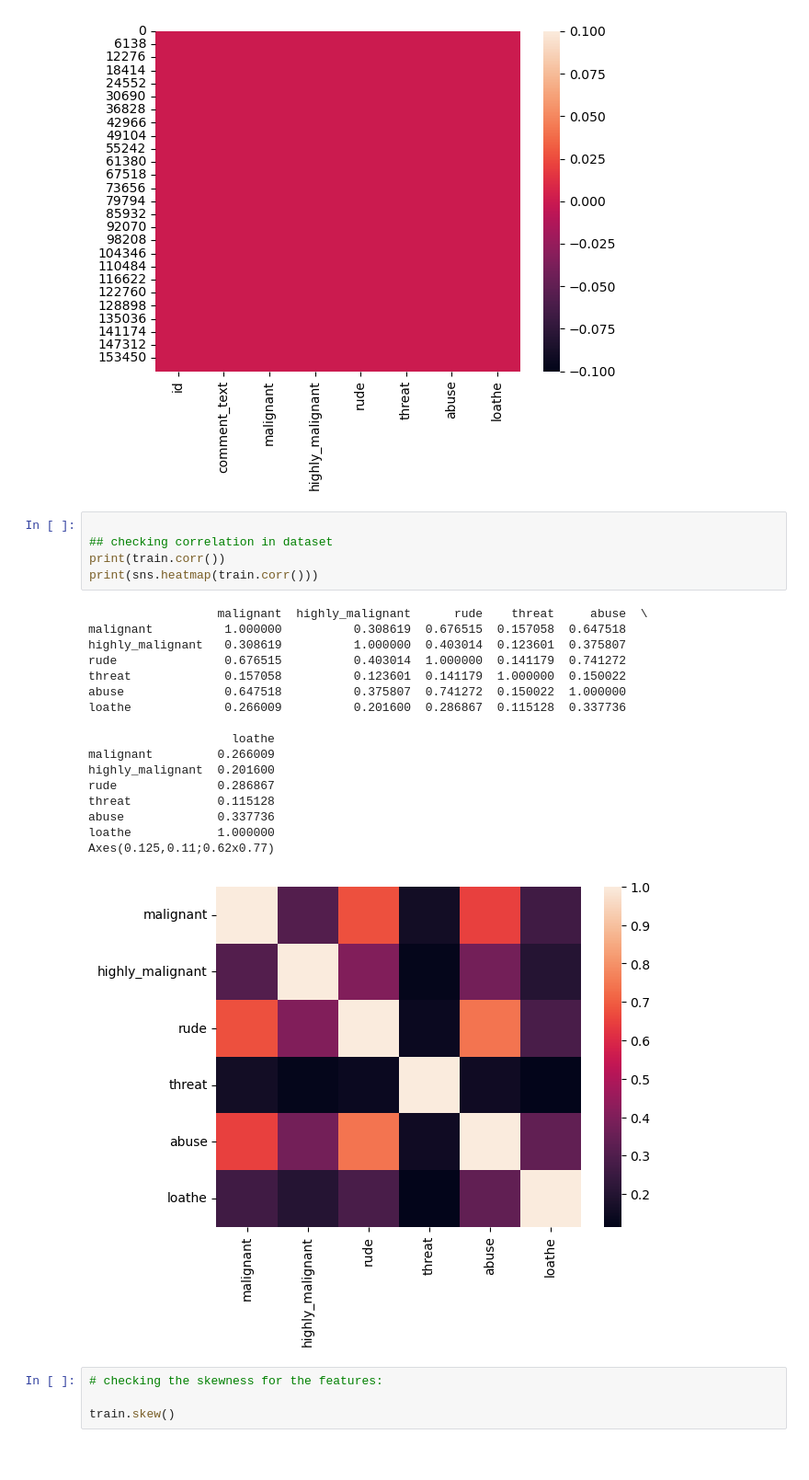
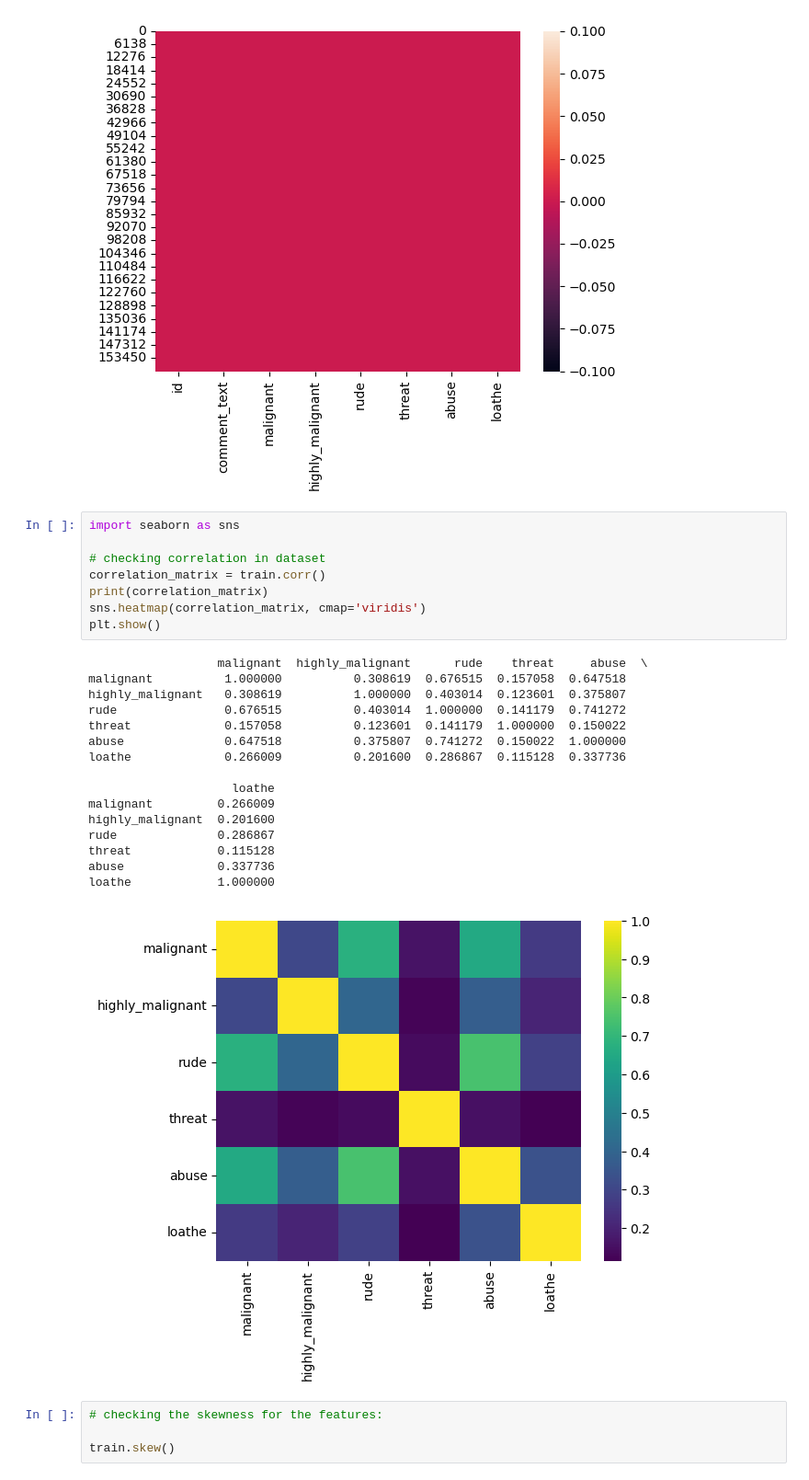
Before and after one commit to Dhanush333S/offensive-language-detection, a Jupyter notebook: Code/comment_classification-new notebook_updated.ipynb, the cells around one changed output. Shown at 92% size. Drawn from its saved outputs; the diff is of its cells as text; blank space fills up the shorter version.

```diff
--- a/Code/comment_classification-new notebook_updated.ipynb
+++ b/Code/comment_classification-new notebook_updated.ipynb
@@ -91,28 +91,30 @@ dtype: int64
 Axes(0.125,0.11;0.62x0.77)
 [figure]
 # %%
+import seaborn as sns
 
-## checking correlation in dataset
-print(train.corr())
-print(sns.heatmap(train.corr()))
+# checking correlation in dataset
+correlation_matrix = train.corr()
+print(correlation_matrix)
+sns.heatmap(correlation_matrix, cmap='viridis')
+plt.show()
 # %% [output]
                   malignant  highly_malignant      rude    threat     abuse  \
 malignant          1.000000          0.308619  0.676515  0.157058  0.647518
 highly_malignant   0.308619          1.000000  0.403014  0.123601  0.375807
 rude               0.676515          0.403014  1.000000  0.141179  0.741272
 threat             0.157058          0.123601  0.141179  1.000000  0.150022
 abuse              0.647518          0.375807  0.741272  0.150022  1.000000
 loathe             0.266009          0.201600  0.286867  0.115128  0.337736
 
                     loathe
 malignant         0.266009
 highly_malignant  0.201600
 rude              0.286867
 threat            0.115128
 abuse             0.337736
 loathe            1.000000
-Axes(0.125,0.11;0.62x0.77)
-[figure, old version]
+[figure, new version]
 # %%
 # checking the skewness for the features:
 
```
Also changed, not shown: parts of 44 cells of this notebook.
